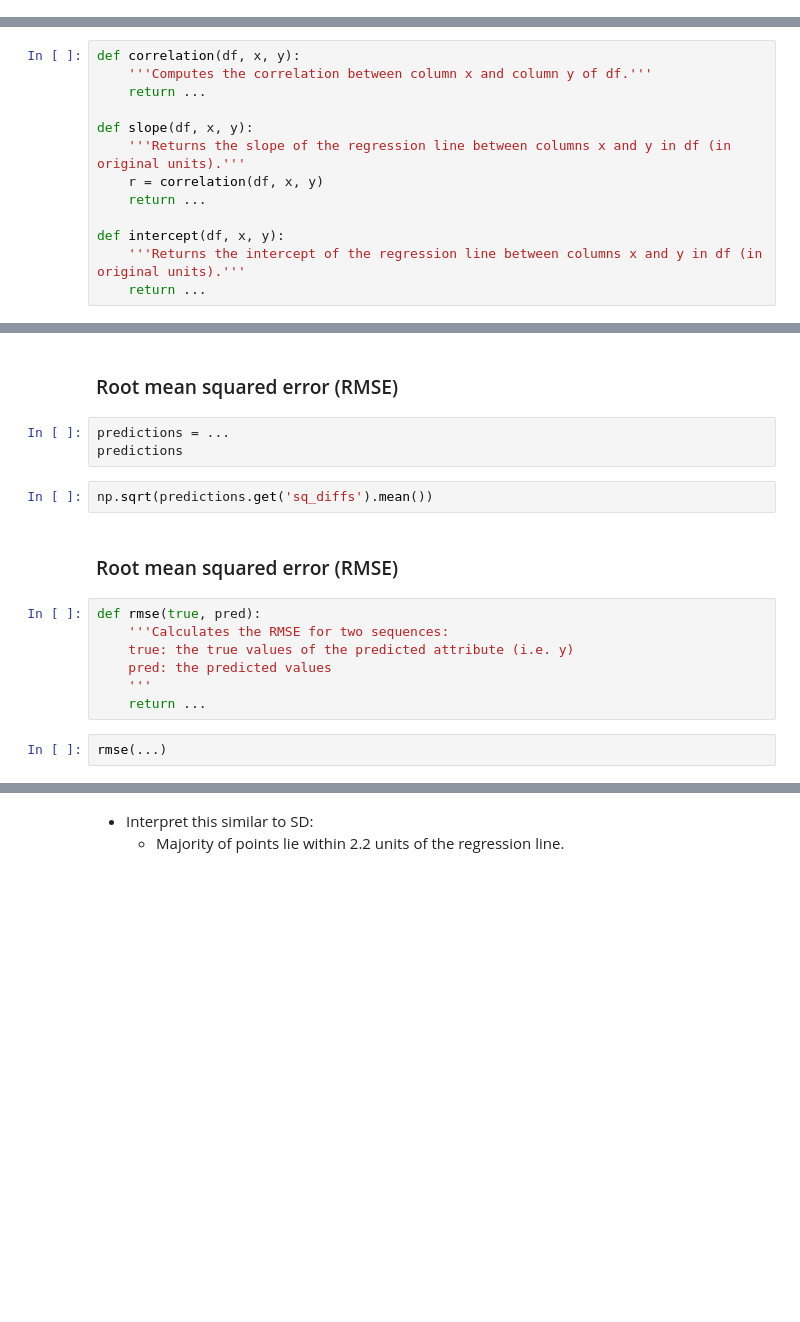
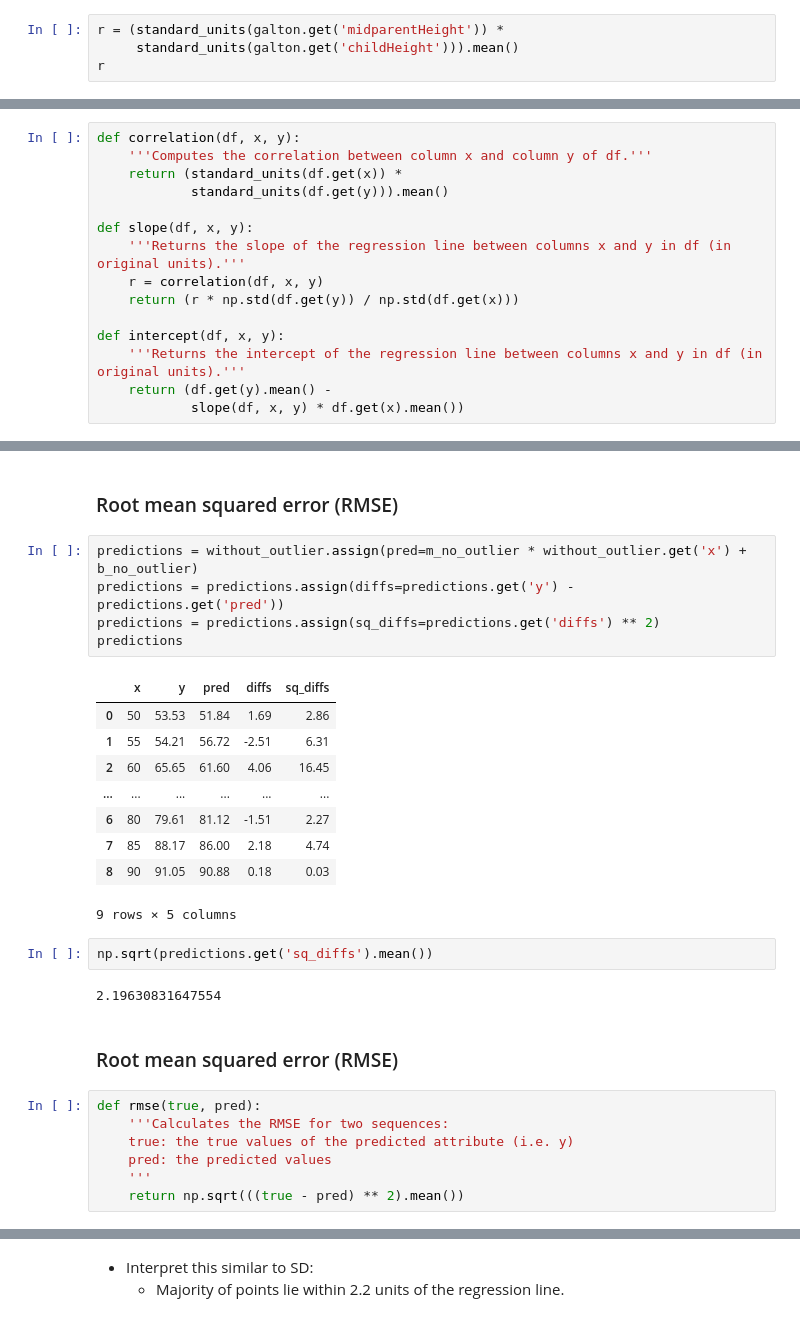
Before and after one commit to dsc-courses/dsc10-2022-su, a Jupyter notebook: lectures/lec25/lec25-live.ipynb, the cells around one changed output, grey strips where cells are left out. Cells and saved outputs as stored; diff of their text form; blank space fills up the shorter version.

```diff
--- a/lectures/lec25/lec25-live.ipynb
+++ b/lectures/lec25/lec25-live.ipynb
@@ -176,0 +185,4 @@ b_heights = ...
+# %%
+r = (standard_units(galton.get('midparentHeight')) *
+     standard_units(galton.get('childHeight'))).mean()
+r
@@ -181,16 +205,18 @@ b_heights = ...
 # %%
 def correlation(df, x, y):
     '''Computes the correlation between column x and column y of df.'''
-    return ...
+    return (standard_units(df.get(x)) *
+            standard_units(df.get(y))).mean()
 
 def slope(df, x, y):
     '''Returns the slope of the regression line between columns x and y in df (in original units).'''
     r = correlation(df, x, y)
-    return ...
+    return (r * np.std(df.get(y)) / np.std(df.get(x)))
 
 def intercept(df, x, y):
     '''Returns the intercept of the regression line between columns x and y in df (in original units).'''
-    return ...
+    return (df.get(y).mean() -
+            slope(df, x, y) * df.get(x).mean())
 # %%
 m_height = slope(galton, 'midparentHeight', 'childHeight')
 b_height = intercept(galton, 'midparentHeight', 'childHeight')
@@ -269,11 +319,25 @@ $$\text{error} = \text{actual value} - \text{prediction}$$
     - Notice the similarities to computing the SD!
 # %% [markdown]
 ### Root mean squared error (RMSE)
-# %%
-predictions = ...
-predictions
+# %%
+predictions = without_outlier.assign(pred=m_no_outlier * without_outlier.get('x') + b_no_outlier)
+predictions = predictions.assign(diffs=predictions.get('y') - predictions.get('pred'))
+predictions = predictions.assign(sq_diffs=predictions.get('diffs') ** 2)
+predictions
+# %% [output]
+|  | x | y | pred | diffs | sq_diffs |
+| 0 | 50 | 53.53 | 51.84 | 1.69 | 2.86 |
+| 1 | 55 | 54.21 | 56.72 | -2.51 | 6.31 |
+| 2 | 60 | 65.65 | 61.60 | 4.06 | 16.45 |
+| ... | ... | ... | ... | ... | ... |
+| 6 | 80 | 79.61 | 81.12 | -1.51 | 2.27 |
+| 7 | 85 | 88.17 | 86.00 | 2.18 | 4.74 |
+| 8 | 90 | 91.05 | 90.88 | 0.18 | 0.03 |
+9 rows × 5 columns
 # %%
 np.sqrt(predictions.get('sq_diffs').mean())
+# %% [output]
+2.19630831647554
 # %% [markdown]
 ### Root mean squared error (RMSE)
 # %%
@@ -282,6 +346,4 @@ def rmse(true, pred):
     true: the true values of the predicted attribute (i.e. y)
     pred: the predicted values
     '''
-    return ...
+    return np.sqrt(((true - pred) ** 2).mean())
-# %%
-rmse(...)
```
Also changed, not shown: parts of 33 cells of this notebook, 10 other files.
